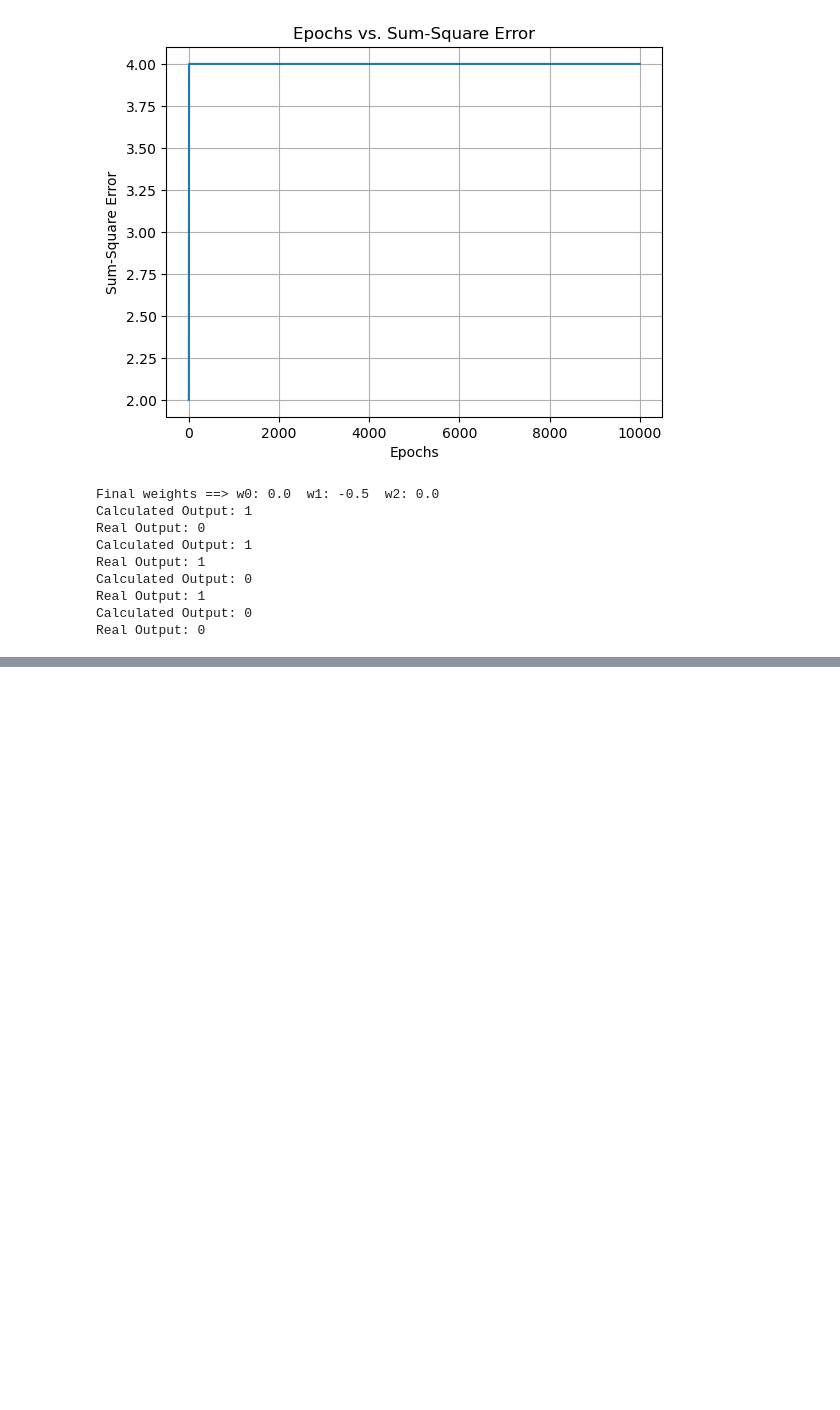
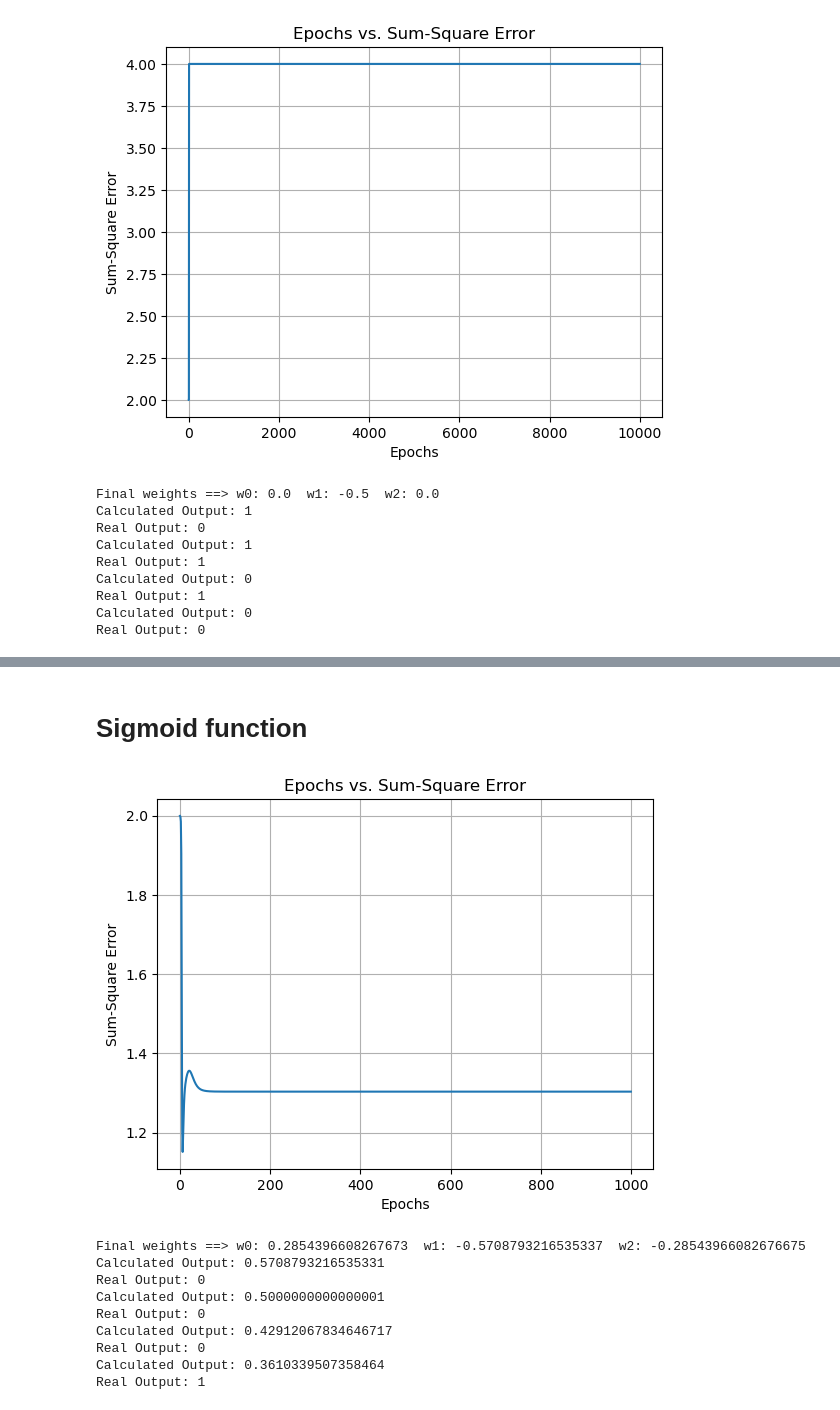
Before and after one commit to AchalBaniya/Assignment-5, a Jupyter notebook: ML_LabAssignment_5.ipynb, the cells around one changed output, grey strips where cells are left out. Cells and saved outputs as stored; diff of their text form; code cells hidden in the pictures; blank space fills up the shorter version.

```diff
--- a/ML_LabAssignment_5.ipynb
+++ b/ML_LabAssignment_5.ipynb
@@ -536,0 +618,80 @@ Real Output: 0
+# %% [markdown]
+# Sigmoid function
+# %%
+# Initial weights and learning rate
+w0 = 10
+w1 = 0.2
+w2 = -0.75
+learning_rate = 0.5
+
+# Initialize counters and lists to track epoch and error values
+epoch_count = 0
+epochs = []
+sum_square_error = []
+
+# Training loop with a maximum of 1000 epochs
+while epoch_count < 1000:
+    error = 0
+
+    # Loop through the Xor gate data
+    for index, row in xor_table.iterrows():
+        # Calculate the weighted sum (summation unit)
+        weighted_sum = row['A'] * w1 + row['B'] * w2 + w0
+
+        # Define a sigmoid function (you can replace this with the desired activation function)
+        def sigmoid_function(x):
+            return 1 / (1 + np.exp(-x))
+
+        # Calculate the predicted output using the sigmoid function
+        predicted_output = sigmoid_function(weighted_sum)
+
+        # Calculate the error
+        e = row['result'] - predicted_output
+
+        # Update weights using the perceptron learning rule
+        w0 += learning_rate * e
+        w1 += learning_rate * e * row['A']
+        w2 += learning_rate * e * row['B']
+
+        # Accumulate the error for this epoch
+        error += e ** 2
+
+    # Record epoch and error values
+    epochs.append(epoch_count)
+    sum_square_error.append(error)
+
+    # Check for convergence (error threshold of 0.002)
+    if error < 0.002:
+        print("Converged after epoch count:", epoch_count)
+        break
+
+    # Increment the epoch count
+    epoch_count += 1
+
+# Plot epochs vs. sum-square error
+plt.plot(epochs, sum_square_error)
+plt.xlabel('Epochs')
+plt.ylabel('Sum-Square Error')
+plt.title('Epochs vs. Sum-Square Error')
+plt.grid()
+plt.show()
+
+# Print the final learned weights
+print("Final weights ==> w0:", w0, " w1:", w1, " w2:", w2)
+
+# Test the perceptron with AND gate inputs and print calculated and real outputs
+for index, row in and_table.iterrows():
+    calculated_output = sigmoid_function(row['A'] * w1 + row['B'] * w2 + w0)
+    print("Calculated Output:", calculated_output)
+    print("Real Output:", row['result'])
+# %% [output]
+[figure, added]
+Final weights ==> w0: 0.2854396608267673  w1: -0.5708793216535337  w2: -0.28543966082676675
+Calculated Output: 0.5708793216535331
+Real Output: 0
+Calculated Output: 0.5000000000000001
+Real Output: 0
+Calculated Output: 0.42912067834646717
+Real Output: 0
+Calculated Output: 0.3610339507358464
+Real Output: 1
```
Also changed, not shown: parts of 31 cells of this notebook.
